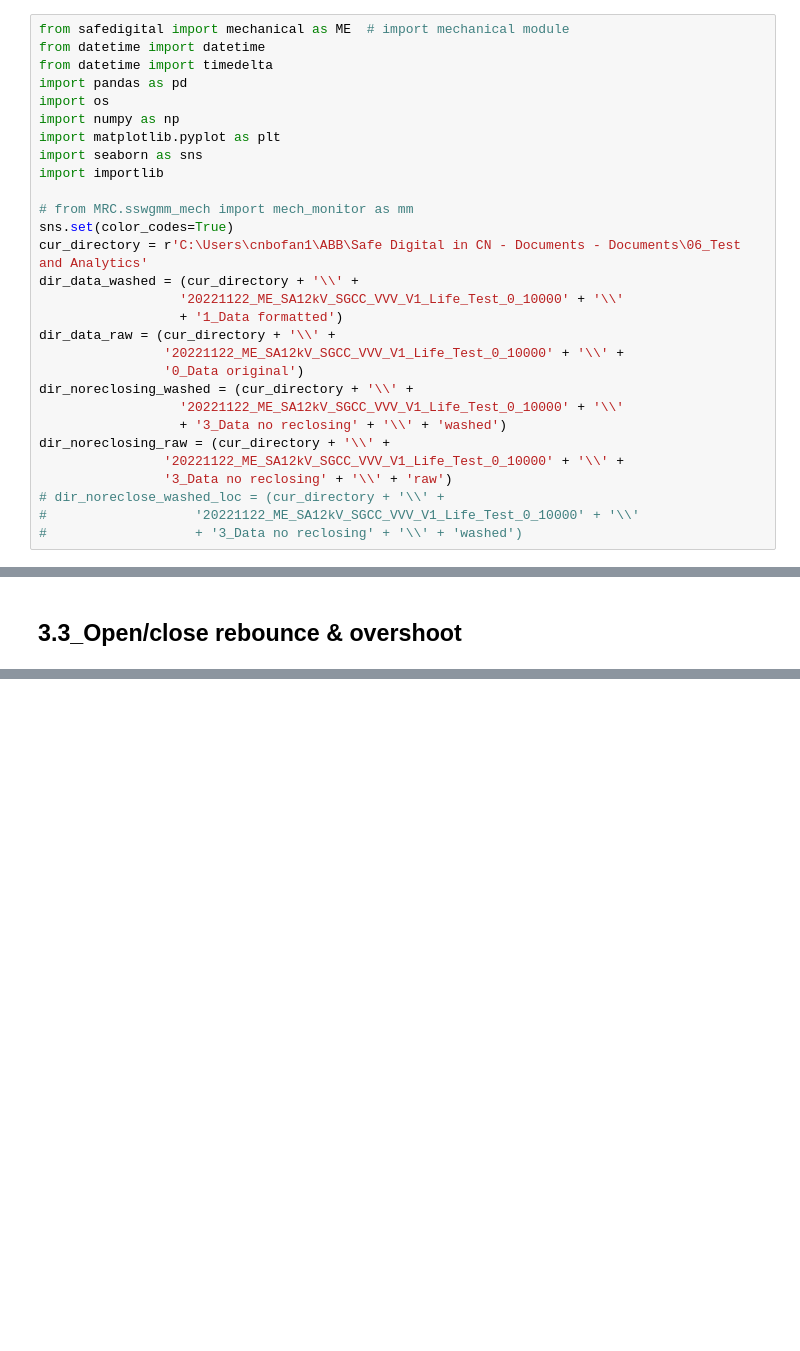
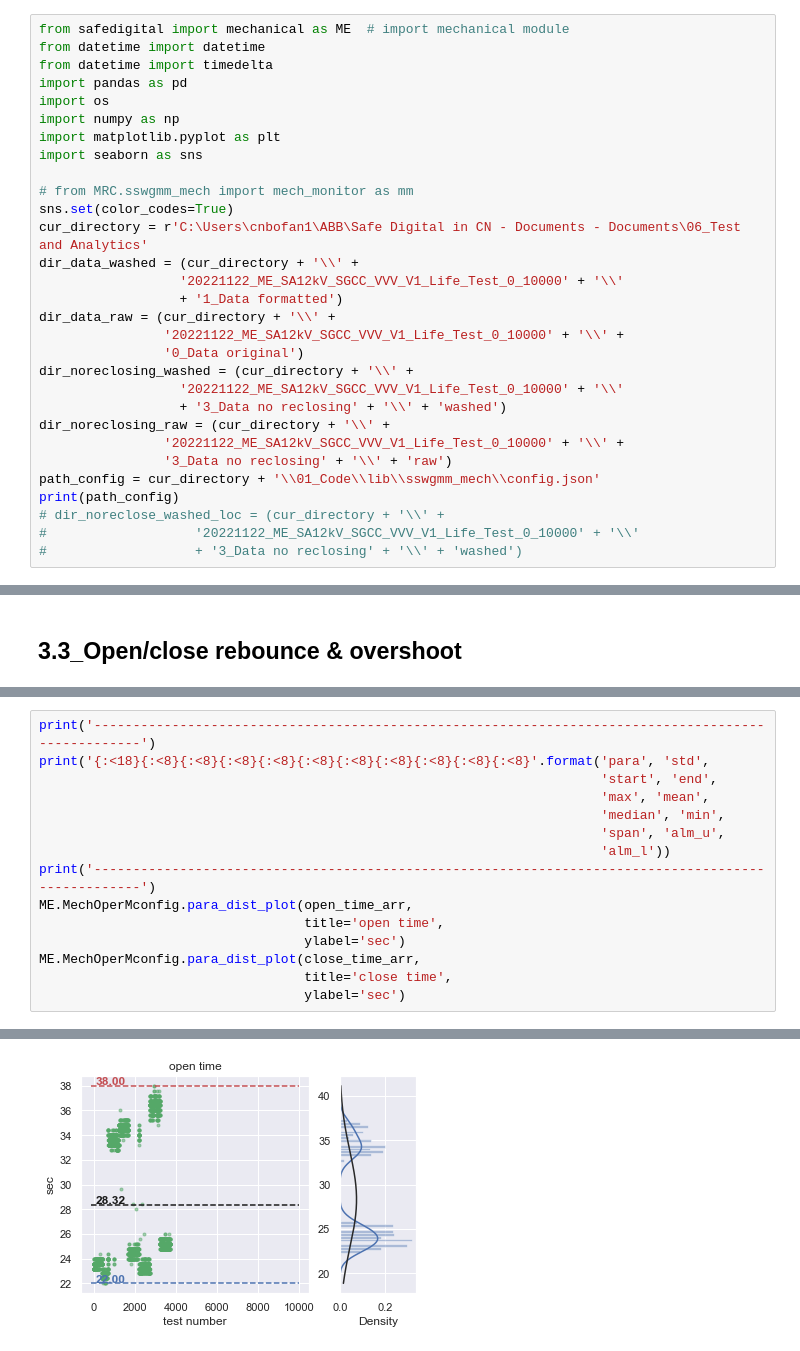
Before and after one commit to xxyql2006/ABB-SGIS-APL, a Jupyter notebook: 03_ME_test/20221122_ME_SA12_SGCC_VVV_V1_Life_Test_2023_01_11.ipynb, the cells around one changed output, grey strips where cells are left out. Drawn from its saved outputs; the diff is of its cells as text; blank space fills up the shorter version.

Commit message:
20230223 open/close time calculation finished

```diff
--- a/03_ME_test/20221122_ME_SA12_SGCC_VVV_V1_Life_Test_2023_01_11.ipynb
+++ b/03_ME_test/20221122_ME_SA12_SGCC_VVV_V1_Life_Test_2023_01_11.ipynb
@@ -9,7 +9,6 @@ import os
 import numpy as np
 import matplotlib.pyplot as plt
 import seaborn as sns
-import importlib
 
 # from MRC.sswgmm_mech import mech_monitor as mm
 sns.set(color_codes=True)
@@ -26,6 +25,8 @@ dir_noreclosing_washed = (cur_directory + '\\' +
 dir_noreclosing_raw = (cur_directory + '\\' +
                 '20221122_ME_SA12kV_SGCC_VVV_V1_Life_Test_0_10000' + '\\' +
                 '3_Data no reclosing' + '\\' + 'raw')
+path_config = cur_directory + '\\01_Code\\lib\\sswgmm_mech\\config.json'
+print(path_config)
 # dir_noreclose_washed_loc = (cur_directory + '\\' +
 #                   '20221122_ME_SA12kV_SGCC_VVV_V1_Life_Test_0_10000' + '\\'
 #                   + '3_Data no reclosing' + '\\' + 'washed')
@@ -536,0 +467,16 @@ close overshoot   0.43    3.88    3.22    4.67    3.26    3.24    2.05    2.62
+# %%
+print('---------------------------------------------------------------------------------------------------')
+print('{:<18}{:<8}{:<8}{:<8}{:<8}{:<8}{:<8}{:<8}{:<8}{:<8}{:<8}'.format('para', 'std',
+                                                                        'start', 'end',
+                                                                        'max', 'mean',
+                                                                        'median', 'min',
+                                                                        'span', 'alm_u',
+                                                                        'alm_l'))
+print('---------------------------------------------------------------------------------------------------')
+ME.MechOperMconfig.para_dist_plot(open_time_arr,
+                                  title='open time',
+                                  ylabel='sec')
+ME.MechOperMconfig.para_dist_plot(close_time_arr,
+                                  title='close time',
+                                  ylabel='sec')
+# %% [output]
@@ -536,0 +488 @@ close overshoot   0.43    3.88    3.22    4.67    3.26    3.24    2.05    2.62
+[figure, added]
```
Also changed, not shown: parts of 26 cells of this notebook, 6 other files.
